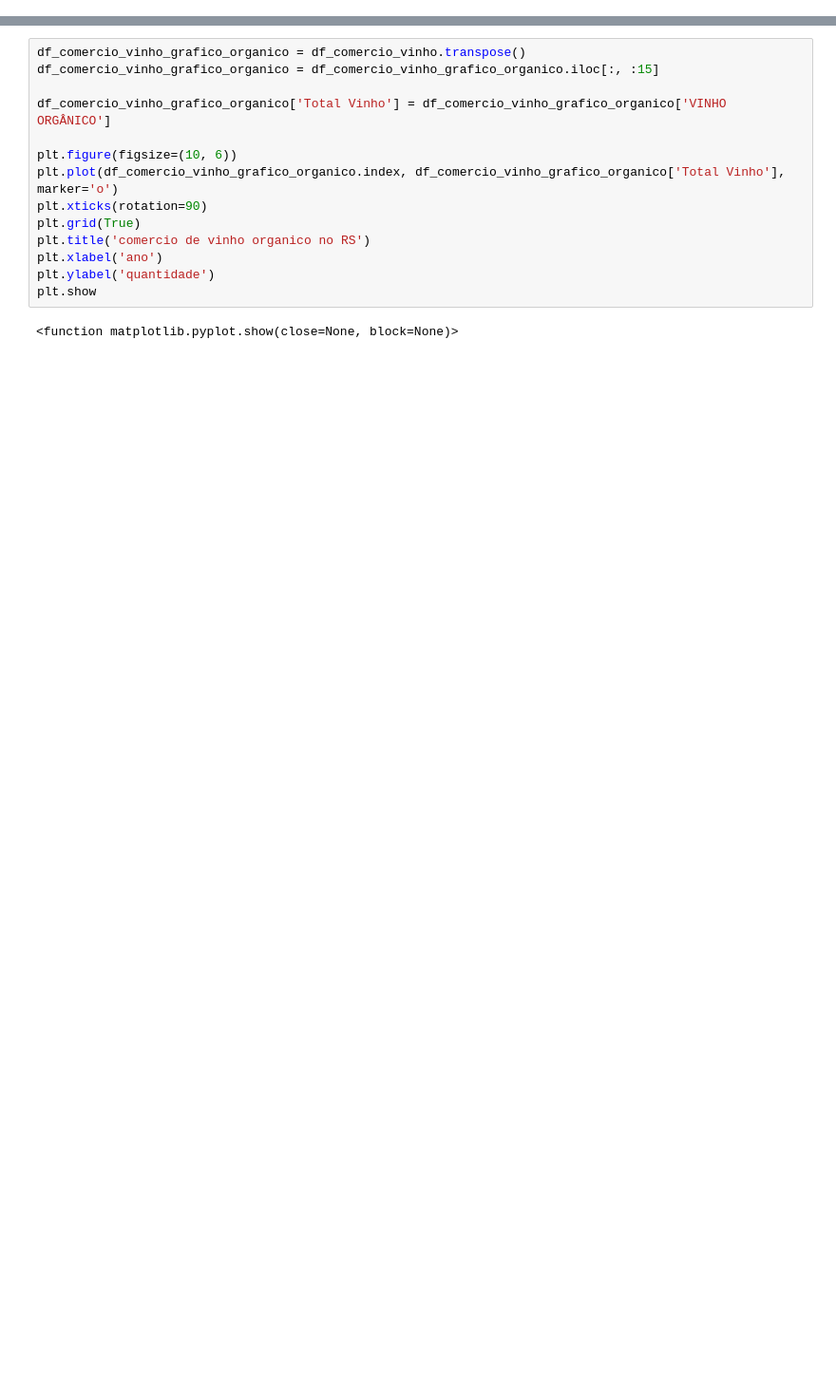
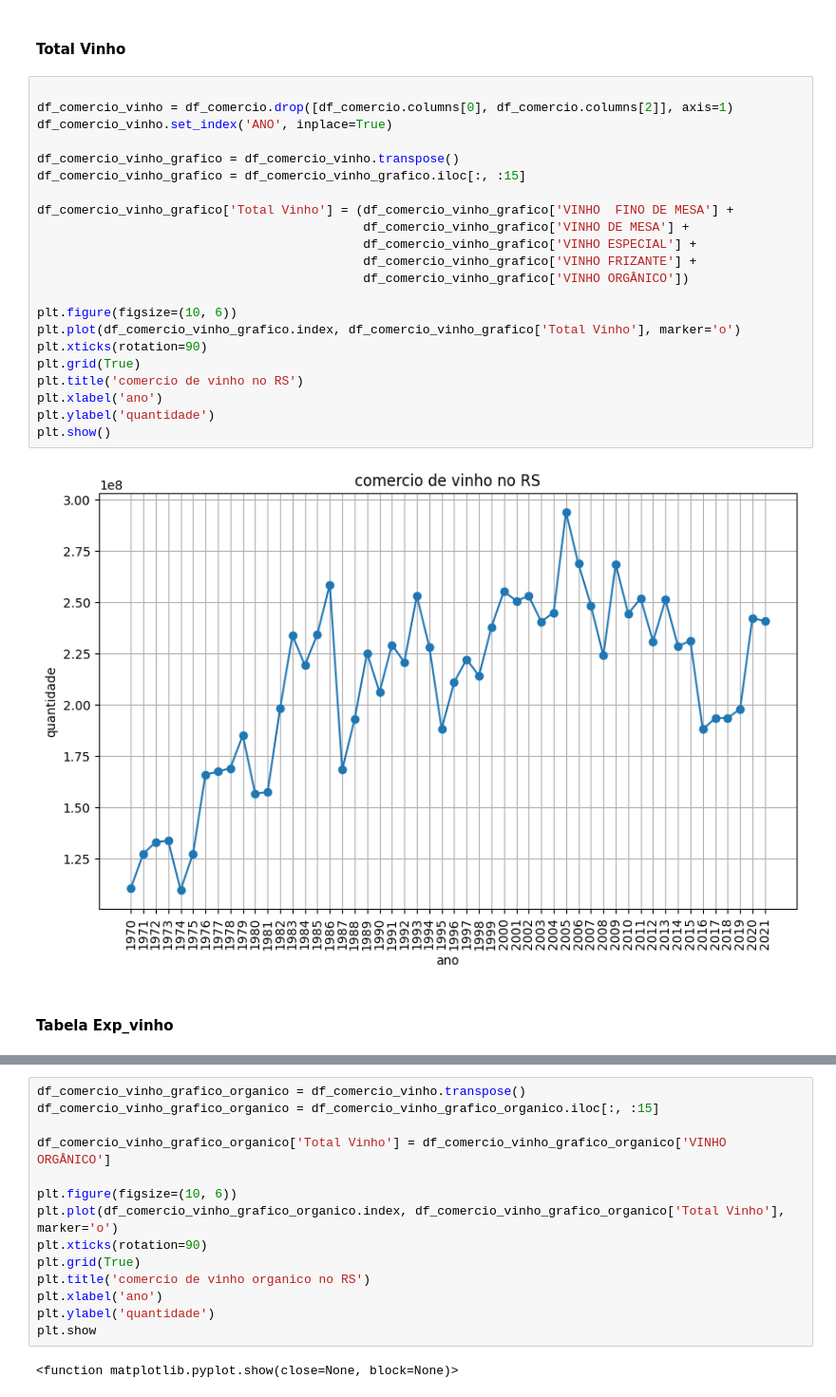
Before and after one commit to Leandro-Braga/wine_techchallenge-, a Jupyter notebook: notebook_testes/Vinicula.ipynb, the cells around one changed output, grey strips where cells are left out. Shown at 95% size. Cells and saved outputs as stored; diff of their text form; blank space fills up the shorter version.

```diff
--- a/notebook_testes/Vinicula.ipynb
+++ b/notebook_testes/Vinicula.ipynb
@@ -302,0 +90,28 @@ plt.show
+# %% [markdown]
+#### Total Vinho
+# %%
+
+df_comercio_vinho = df_comercio.drop([df_comercio.columns[0], df_comercio.columns[2]], axis=1)
+df_comercio_vinho.set_index('ANO', inplace=True)
+
+df_comercio_vinho_grafico = df_comercio_vinho.transpose()
+df_comercio_vinho_grafico = df_comercio_vinho_grafico.iloc[:, :15]
+
+df_comercio_vinho_grafico['Total Vinho'] = (df_comercio_vinho_grafico['VINHO  FINO DE MESA'] +
+                                            df_comercio_vinho_grafico['VINHO DE MESA'] +
+                                            df_comercio_vinho_grafico['VINHO ESPECIAL'] +
+                                            df_comercio_vinho_grafico['VINHO FRIZANTE'] +
+                                            df_comercio_vinho_grafico['VINHO ORGÂNICO'])
+
+plt.figure(figsize=(10, 6))
+plt.plot(df_comercio_vinho_grafico.index, df_comercio_vinho_grafico['Total Vinho'], marker='o')
+plt.xticks(rotation=90)
+plt.grid(True)
+plt.title('comercio de vinho no RS')
+plt.xlabel('ano')
+plt.ylabel('quantidade')
+plt.show()
+# %% [output]
+[figure, added]
+# %% [markdown]
+#### Tabela Exp_vinho
```
Also changed, not shown: parts of 63 cells of this notebook, 6 other files.
